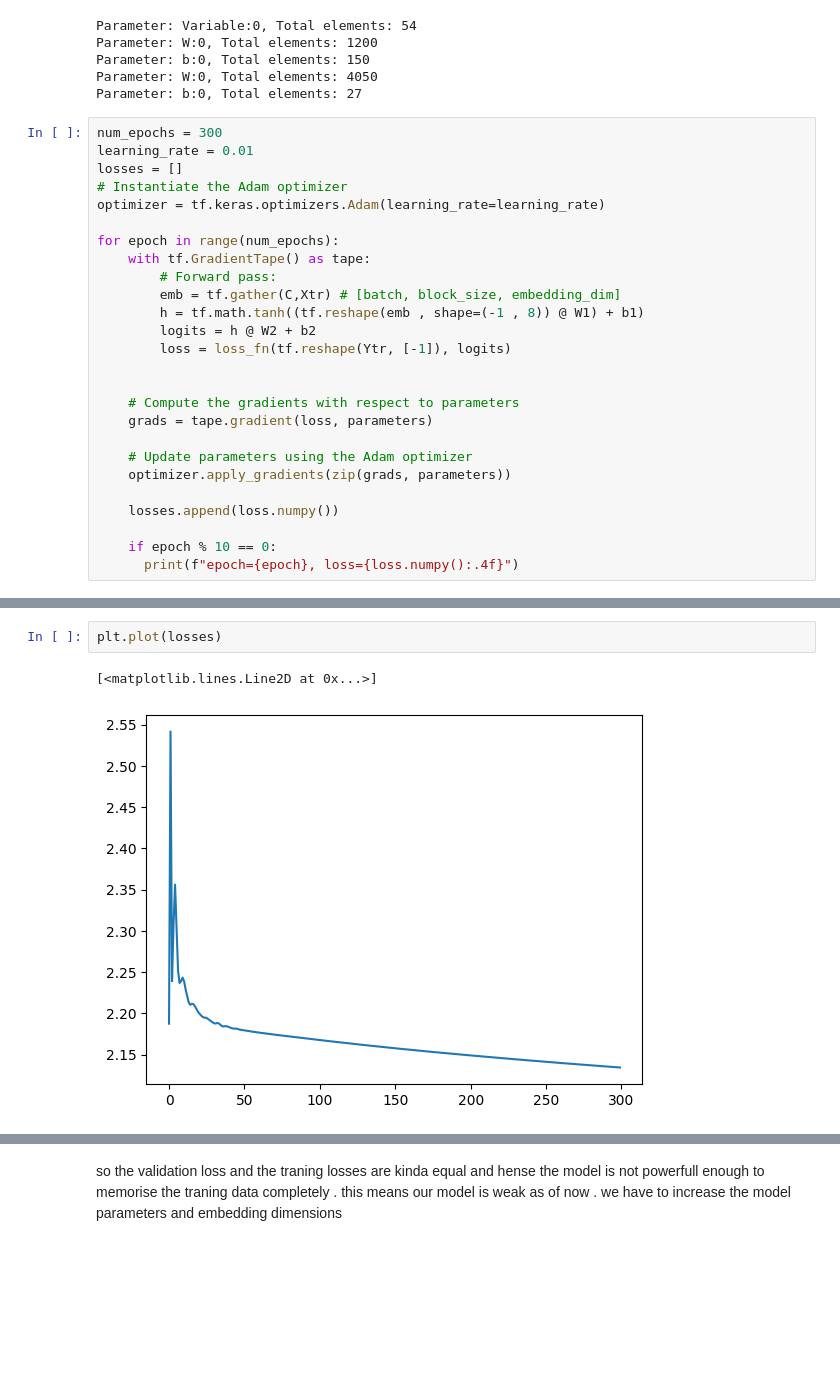
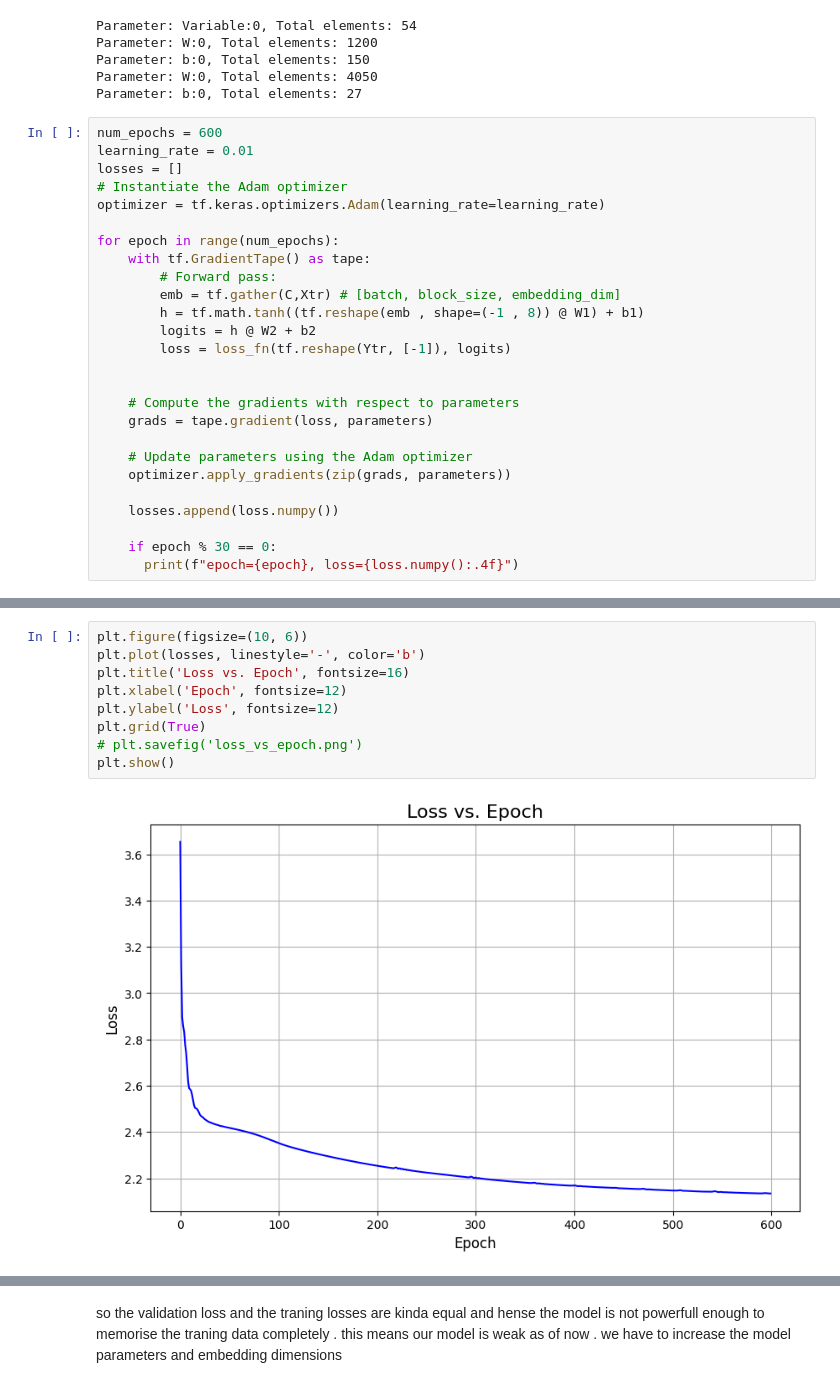
Before and after one commit to AshishRaj04/makemore, a Jupyter notebook: makemore_part2.ipynb, the cells around one changed output, grey strips where cells are left out. Saved outputs shown, nothing was run; the diff lists cells and outputs as text; blank space fills up the shorter version.

```diff
--- a/makemore_part2.ipynb
+++ b/makemore_part2.ipynb
@@ -203,7 +206,7 @@ Parameter: b:0, Total elements: 150
 Parameter: W:0, Total elements: 4050
 Parameter: b:0, Total elements: 27
 # %%
-num_epochs = 300
+num_epochs = 600
 learning_rate = 0.01
 losses = []
 # Instantiate the Adam optimizer
@@ -226,6 +229,6 @@ for epoch in range(num_epochs):
 
     losses.append(loss.numpy())
 
-    if epoch % 10 == 0:
+    if epoch % 30 == 0:
       print(f"epoch={epoch}, loss={loss.numpy():.4f}")
 # %% [output]
@@ -249,5 +255,11 @@ epoch=290, loss=2.1355
-# %%
-plt.plot(losses)
-# %% [output]
-[<matplotlib.lines.Line2D at 0x...>]
-[figure, removed]
+# %%
+plt.figure(figsize=(10, 6))
+plt.plot(losses, linestyle='-', color='b')
+plt.title('Loss vs. Epoch', fontsize=16)
+plt.xlabel('Epoch', fontsize=12)
+plt.ylabel('Loss', fontsize=12)
+plt.grid(True)
+# plt.savefig('loss_vs_epoch.png')
+plt.show()
+# %% [output]
+[figure, added]
```
Also changed, not shown: parts of 12 cells of this notebook.
